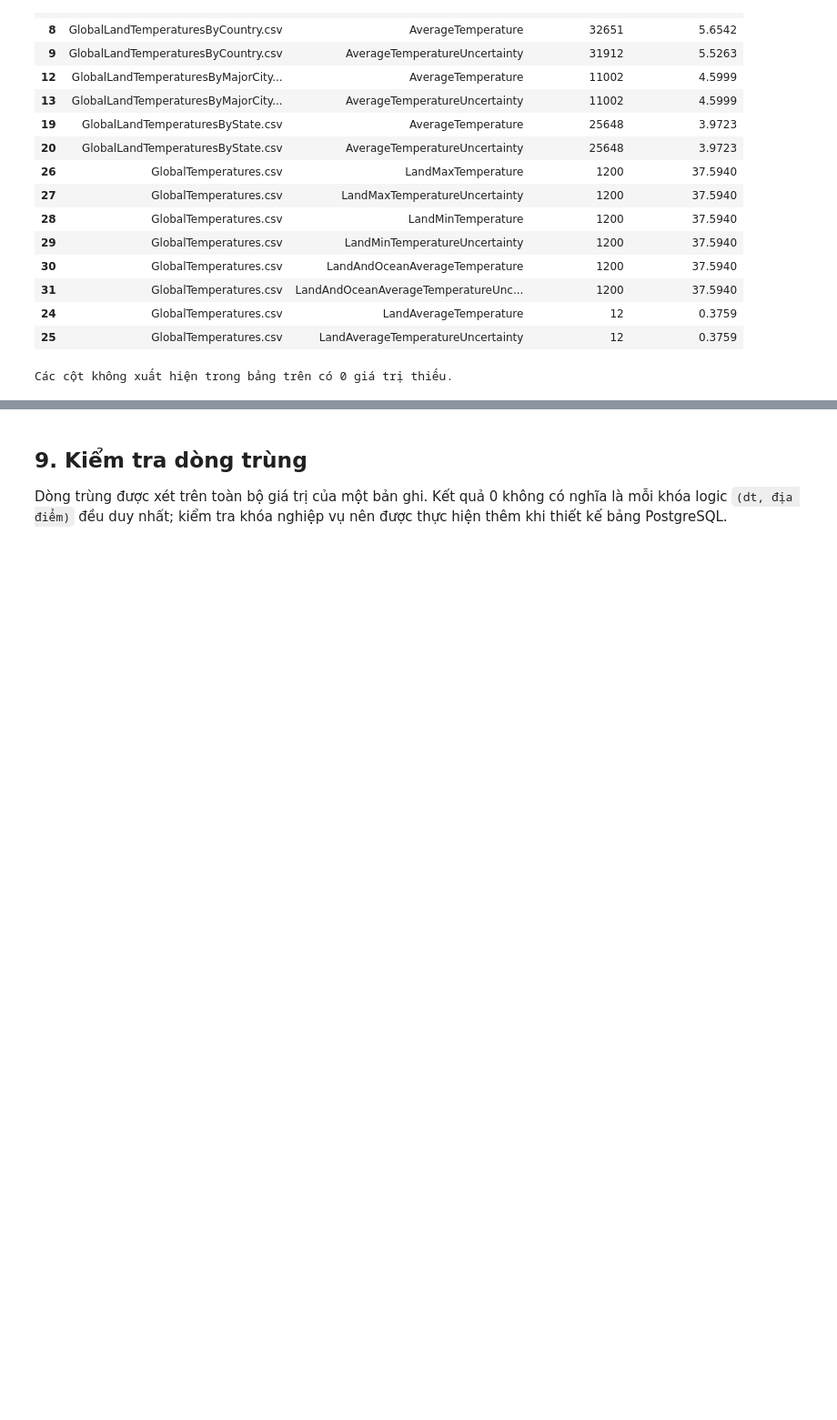
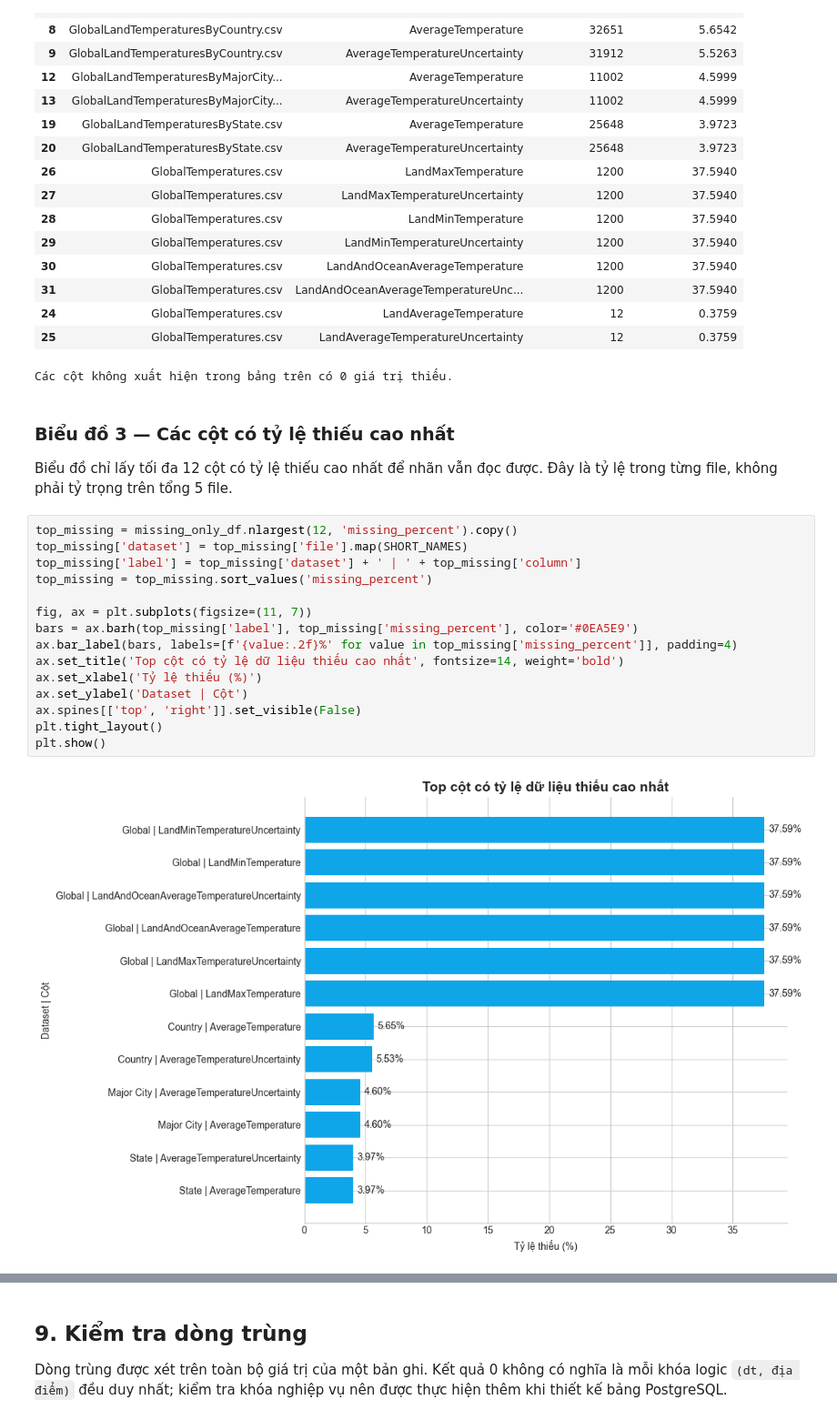
Before and after one commit to Sekaiiii1/Global-Surface-Temperature-Analysis, a Jupyter notebook: notebooks/01_data_understanding.ipynb, the cells around one changed output, grey strips where cells are left out. Shown at 91% size. Drawn from its saved outputs; the diff is of its cells as text; blank space fills up the shorter version.

```diff
--- a/notebooks/01_data_understanding.ipynb
+++ b/notebooks/01_data_understanding.ipynb
@@ -421,3 +496,24 @@ else:
 | 24 | GlobalTemperatures.csv | LandAverageTemperature | 12 | 0.3759 |
 | 25 | GlobalTemperatures.csv | LandAverageTemperatureUncertainty | 12 | 0.3759 |
 Các cột không xuất hiện trong bảng trên có 0 giá trị thiếu.
+# %% [markdown]
+### Biểu đồ 3 — Các cột có tỷ lệ thiếu cao nhất
+
+Biểu đồ chỉ lấy tối đa 12 cột có tỷ lệ thiếu cao nhất để nhãn vẫn đọc được. Đây là tỷ lệ trong từng file, không phải tỷ trọng trên tổng 5 file.
+# %%
+top_missing = missing_only_df.nlargest(12, 'missing_percent').copy()
+top_missing['dataset'] = top_missing['file'].map(SHORT_NAMES)
+top_missing['label'] = top_missing['dataset'] + ' | ' + top_missing['column']
+top_missing = top_missing.sort_values('missing_percent')
+
+fig, ax = plt.subplots(figsize=(11, 7))
+bars = ax.barh(top_missing['label'], top_missing['missing_percent'], color='#0EA5E9')
+ax.bar_label(bars, labels=[f'{value:.2f}%' for value in top_missing['missing_percent']], padding=4)
+ax.set_title('Top cột có tỷ lệ dữ liệu thiếu cao nhất', fontsize=14, weight='bold')
+ax.set_xlabel('Tỷ lệ thiếu (%)')
+ax.set_ylabel('Dataset | Cột')
+ax.spines[['top', 'right']].set_visible(False)
+plt.tight_layout()
+plt.show()
+# %% [output]
+[figure, added]
```
Also changed, not shown: parts of 18 cells of this notebook.
